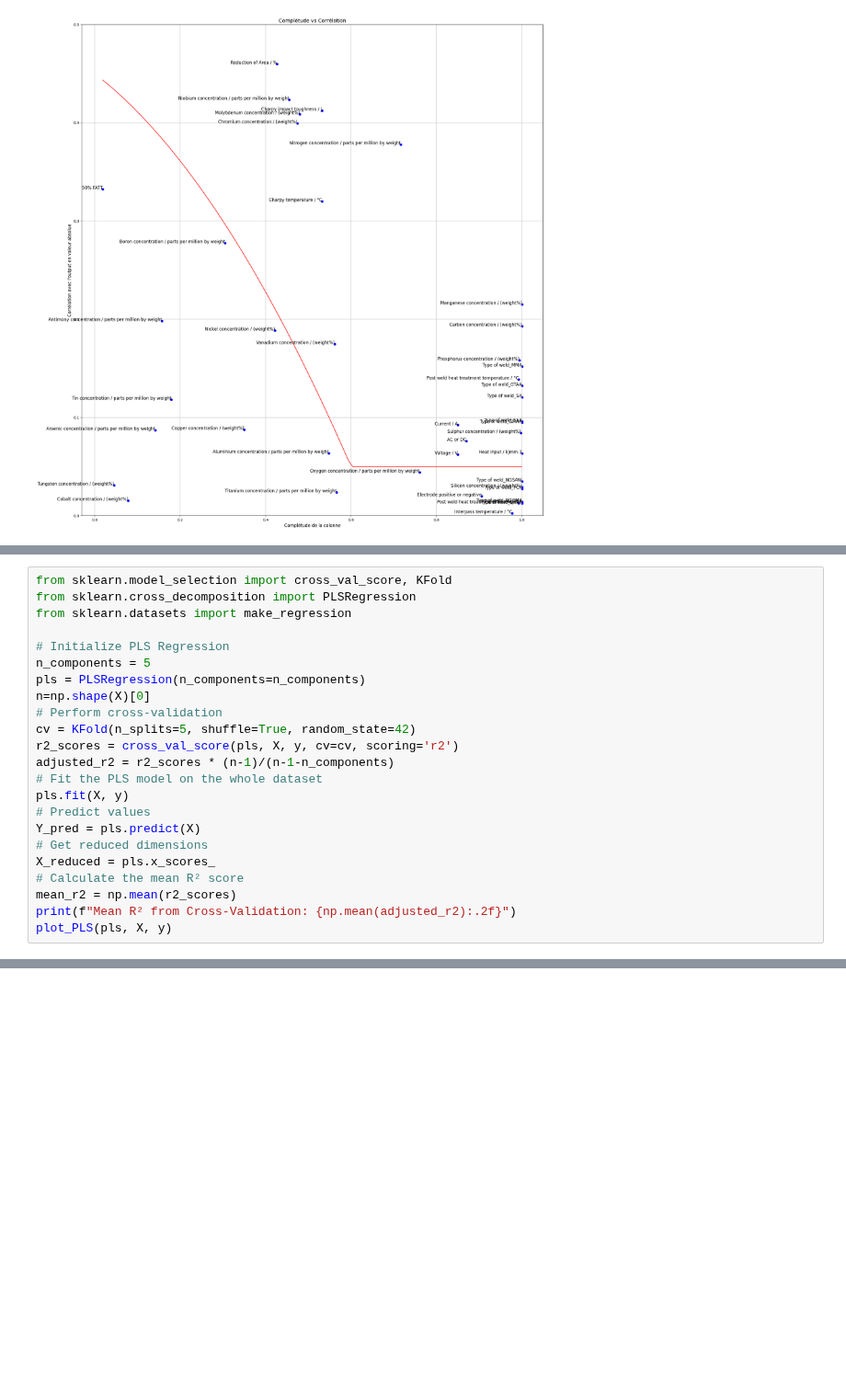
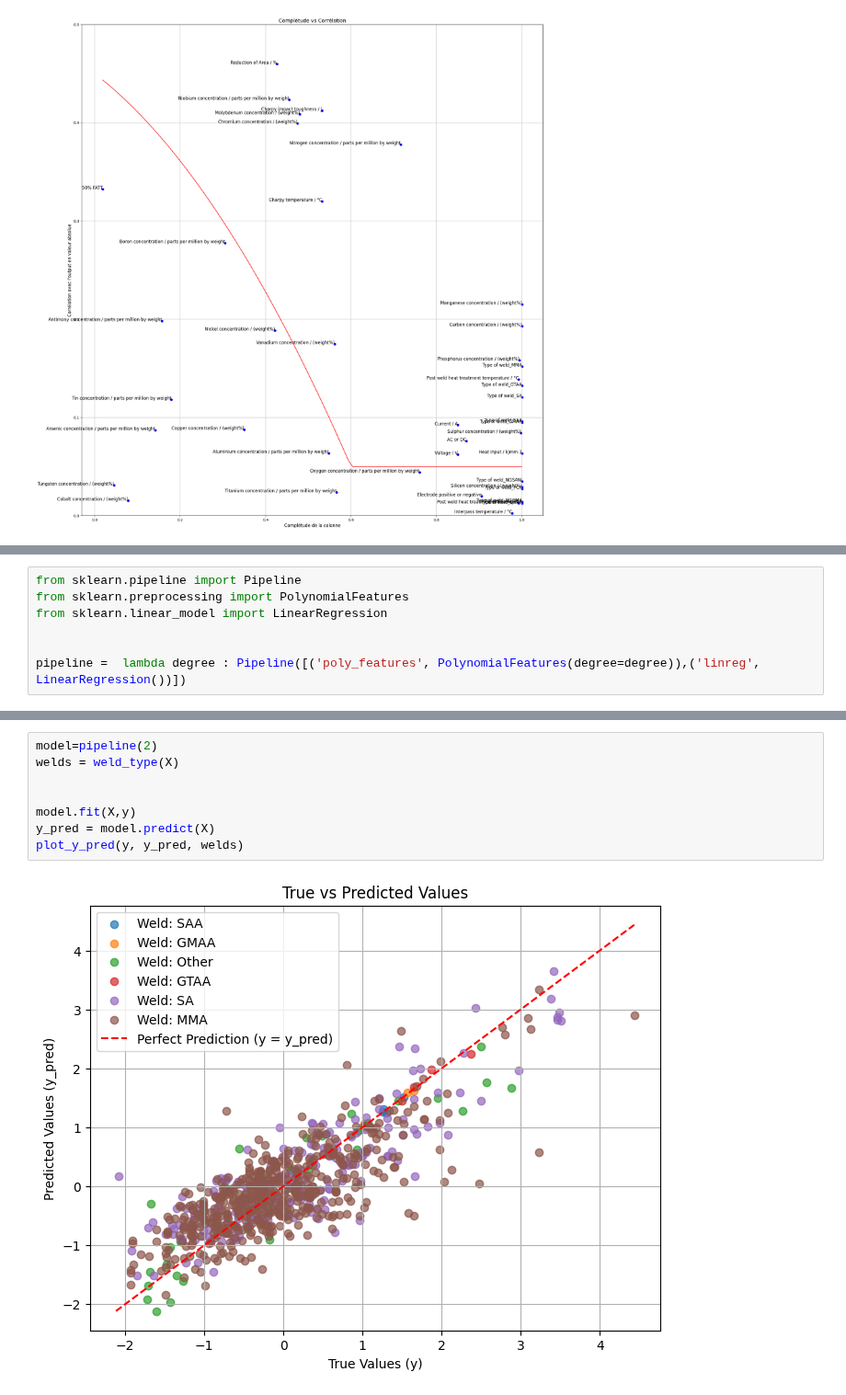
Before and after one commit to MatteoDebart/apprAuto-projet, a Jupyter notebook: tests.ipynb, the cells around one changed output, grey strips where cells are left out. Shown at 92% size. Saved outputs shown, nothing was run; the diff lists cells and outputs as text; blank space fills up the shorter version.

Commit message:
graphs and crossvalidation

```diff
--- a/tests.ipynb
+++ b/tests.ipynb
@@ -60,23 +23,0 @@ R²: 0.3085429726533936
-# %%
-from sklearn.model_selection import cross_val_score, KFold
-from sklearn.cross_decomposition import PLSRegression
-from sklearn.datasets import make_regression
-
-# Initialize PLS Regression
-n_components = 5
-pls = PLSRegression(n_components=n_components)
-n=np.shape(X)[0]
-# Perform cross-validation
-cv = KFold(n_splits=5, shuffle=True, random_state=42)
-r2_scores = cross_val_score(pls, X, y, cv=cv, scoring='r2')
-adjusted_r2 = r2_scores * (n-1)/(n-1-n_components)
-# Fit the PLS model on the whole dataset
-pls.fit(X, y)
-# Predict values
-Y_pred = pls.predict(X)
-# Get reduced dimensions
-X_reduced = pls.x_scores_
-# Calculate the mean R² score
-mean_r2 = np.mean(r2_scores)
-print(f"Mean R² from Cross-Validation: {np.mean(adjusted_r2):.2f}")
-plot_PLS(pls, X, y)
@@ -85,0 +24,7 @@ Mean R² from Cross-Validation: 0.24
+# %%
+from sklearn.pipeline import Pipeline
+from sklearn.preprocessing import PolynomialFeatures
+from sklearn.linear_model import LinearRegression
+
+
+pipeline =  lambda degree : Pipeline([('poly_features', PolynomialFeatures(degree=degree)),('linreg', LinearRegression())])
@@ -85,0 +41,10 @@ Mean R² from Cross-Validation: 0.24
+# %%
+model=pipeline(2)
+welds = weld_type(X)
+
+
+model.fit(X,y)
+y_pred = model.predict(X)
+plot_y_pred(y, y_pred, welds)
+# %% [output]
+[figure, added]
```
Also changed, not shown: parts of 11 cells of this notebook, 5 other files.
